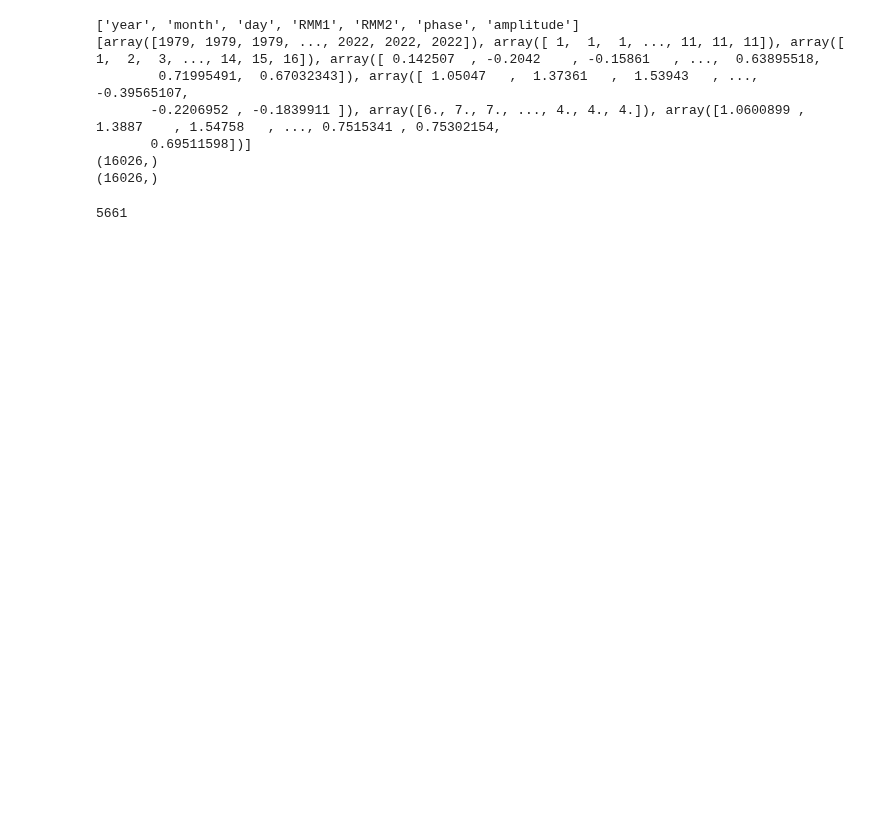
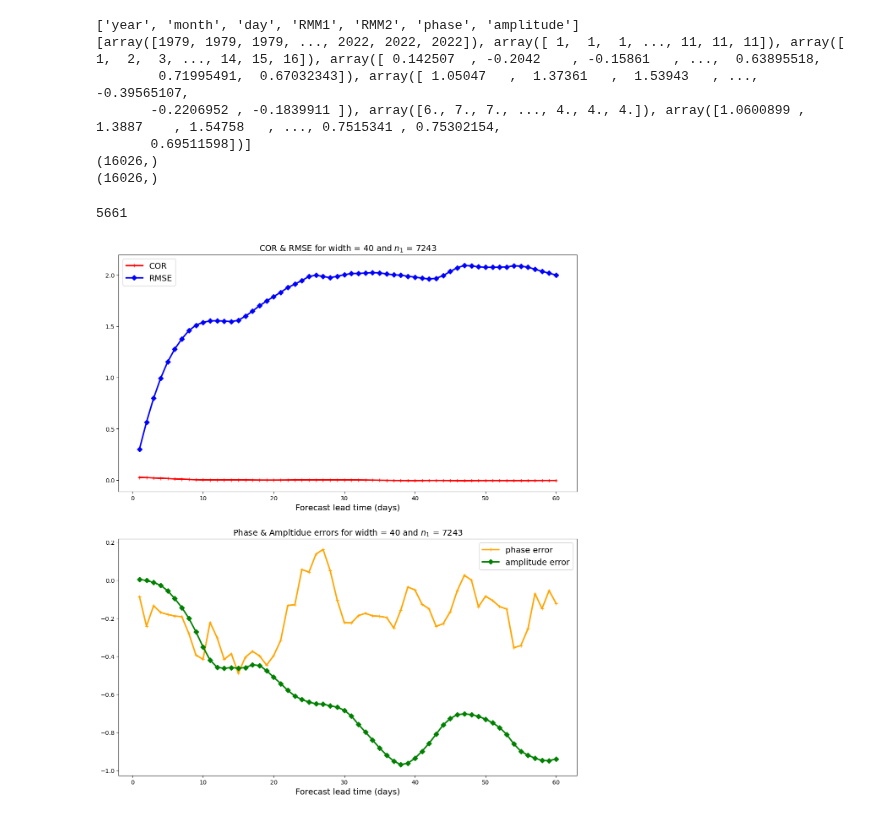
Before and after one commit to vishwas1984/SINDy_RealData, a Jupyter notebook: examples/gp_mjo_err.ipynb, the cells around one changed output. Cells and saved outputs as stored; diff of their text form; code cells hidden in the pictures; blank space fills up the shorter version.

Commit message:
correct the prediction step in gp_mjo_model and improve the errors computing over lead time

```diff
--- a/examples/gp_mjo_err.ipynb
+++ b/examples/gp_mjo_err.ipynb
@@ -66,7 +66,7 @@ print(m)
 5661
 # %%
 max_lead_time = m + 1 - max(widths)
-lead_times = np.arange(1, 61)
+lead_time = 60
 n_pred = 365*2 # 14*365
 # width + lead_time + n_pred-1 <= m
 # %%
@@ -85,37 +85,17 @@ for n1 in n1s:
     phase_err_width = {}
     amplitude_err_width = {}
     for width in widths:
-        cor_lead = np.zeros(len(lead_times))
-        rmse_lead = np.zeros(len(lead_times))
-        phase_err_lead = np.zeros(len(lead_times))
-        amplitude_err_lead = np.zeros(len(lead_times))
-        pred_rmms = {}
-
-
         mjo_model = gp_mjo(dics, dics_ids, kernel, width, n_iter, sigma_eps,fixed_noise)
         for data_name in ['RMM1','RMM2']:
             mjo_model.train_mjo(data_name)
-            pred_rmm = [0]*len(lead_times)
-            pred_ids = [0]*len(lead_times)
-            for i, lead_time in enumerate(lead_times):
-                pred_rmm[i], pred_ids[i] = mjo_model.pred_mjo(data_name, lead_time, n_pred)
-            pred_rmms[data_name] = pred_rmm
+            mjo_model.pred_mjo(data_name, lead_time, n_pred)
 
         # compute errors
-        for i in range(len(lead_times)):
-            pred_rmm1 = pred_rmms['RMM1'][i]
-            pred_rmm2 = pred_rmms['RMM2'][i]
-            pred_id = pred_ids[i]
-
-            cor_lead[i] = mjo_model.cor(pred_rmm1,pred_rmm2,pred_id)
-            rmse_lead[i] = mjo_model.rmse(pred_rmm1,pred_rmm2,pred_id)
-            phase_err_lead[i] = mjo_model.phase_err(pred_rmm1,pred_rmm2,pred_id)
-            amplitude_err_lead[i] = mjo_model.amplitude_err(pred_rmm1,pred_rmm2,pred_id)
-
-        cor_width[width] = cor_lead
-        rmse_width[width] = rmse_lead
-        phase_err_width[width] = phase_err_lead
-        amplitude_err_width[width] = amplitude_err_lead
+        mjo_model.obs_extract()
+        cor_width[width] = mjo_model.cor()
+        rmse_width[width] = mjo_model.rmse()
+        phase_err_width[width] = mjo_model.phase_err()
+        amplitude_err_width[width] = mjo_model.amplitude_err()
 
     cor_total[n1] = cor_width
     rmse_total[n1] = rmse_width
@@ -124,23 +104,25 @@ for n1 in n1s:
 # %%
 # Plot
 for n1 in n1s:
     for width in widths:
         _cor = cor_total[n1][width]
         _rmse = rmse_total[n1][width]
         _phase_err = phase_err_total[n1][width]
         _amplitude_err = amplitude_err_total[n1][width]
 
         fig, axs = plt.subplots(2, 1, figsize=(14, 16))
-        axs[0].plot(lead_times, _cor, color='red', linewidth=2.5, marker='+')
-        axs[0].plot(lead_times, _rmse, color='blue', linewidth=2.5, marker='D')
+        axs[0].plot(np.arange(1,lead_time+1), _cor, color='red', linewidth=2.5, marker='+')
+        axs[0].plot(np.arange(1,lead_time+1), _rmse, color='blue', linewidth=2.5, marker='D')
 
         axs[0].set_xlabel('Forecast lead time (days)', fontsize=14)
         axs[0].legend(['COR', 'RMSE'], fontsize=14)
         axs[0].set_title(f'COR & RMSE for width = {width} and $n_1$ = {n1}', fontsize=14)
 
-        axs[1].plot(lead_times, _phase_err, color='orange', linewidth=2.5, marker='+')
-        axs[1].plot(lead_times, _amplitude_err, color='green', linewidth=2.5, marker='D')
+        axs[1].plot(np.arange(1,lead_time+1), _phase_err, color='orange', linewidth=2.5, marker='+')
+        axs[1].plot(np.arange(1,lead_time+1), _amplitude_err, color='green', linewidth=2.5, marker='D')
 
         axs[1].set_xlabel('Forecast lead time (days)', fontsize=14)
         axs[1].legend(['phase error', 'amplitude error'], fontsize=14)
         axs[1].set_title(f'Phase & Ampltidue errors for width = {width} and $n_1$ = {n1}', fontsize=14)
+# %% [output]
+[figure, added]
```
Also changed, not shown: 3 other files.
